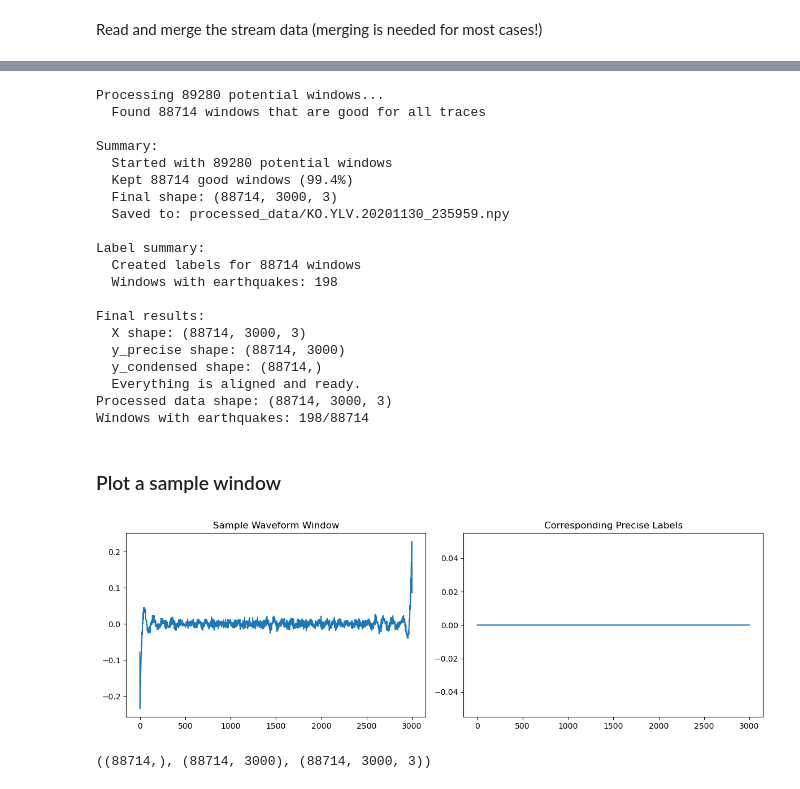
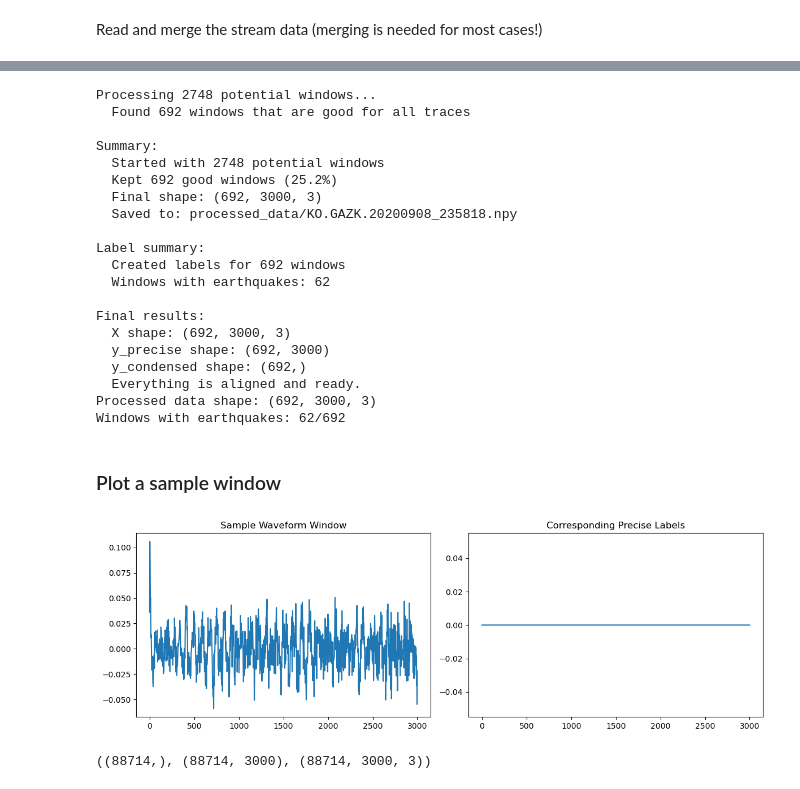
Before and after one commit to egead/rawcovar, a Jupyter notebook: catalog_implementation/X and y Data Creation.ipynb, the cells around one changed output, grey strips where cells are left out. Cells and saved outputs as stored; diff of their text form; code cells hidden in the pictures.

```diff
--- a/catalog_implementation/X and y Data Creation.ipynb
+++ b/catalog_implementation/X and y Data Creation.ipynb
@@ -14,7 +14,7 @@ from mseed2npy import integrate_preprocessing_and_labeling
 # %% [markdown]
 Read and merge the stream data (merging is needed for most cases!)
 # %%
-stream = read('/home/ege/rawcovar_data/DEC2020/mseeds/ARMT.mseed')
+stream = read('/home/ege/rawcovar_data/raw_mseeds/gazk.mseed')
 stream.merge()
 # %% [output]
 3 Trace(s) in Stream:
@@ -26,42 +26,42 @@ X_data, y_precise, y_condensed = integrate_preprocessing_and_labeling(stream, 's
 print(f"Processed data shape: {X_data.shape}")
 print(f"Windows with earthquakes: {y_condensed.sum()}/{len(y_condensed)}")
 # %% [output]
-Processing 89280 potential windows...
-  Found 88714 windows that are good for all traces
+Processing 2748 potential windows...
+  Found 692 windows that are good for all traces
 
 Summary:
-  Started with 89280 potential windows
-  Kept 88714 good windows (99.4%)
-  Final shape: (88714, 3000, 3)
-  Saved to: processed_data/KO.YLV.20201130_235959.npy
+  Started with 2748 potential windows
+  Kept 692 good windows (25.2%)
+  Final shape: (692, 3000, 3)
+  Saved to: processed_data/KO.GAZK.20200908_235818.npy
 
 Label summary:
-  Created labels for 88714 windows
-  Windows with earthquakes: 198
+  Created labels for 692 windows
+  Windows with earthquakes: 62
 
 Final results:
-  X shape: (88714, 3000, 3)
-  y_precise shape: (88714, 3000)
-  y_condensed shape: (88714,)
+  X shape: (692, 3000, 3)
+  y_precise shape: (692, 3000)
+  y_condensed shape: (692,)
   Everything is aligned and ready.
-Processed data shape: (88714, 3000, 3)
-Windows with earthquakes: 198/88714
+Processed data shape: (692, 3000, 3)
+Windows with earthquakes: 62/692
 # %% [markdown]
 ### Plot a sample window
 # %%
 import matplotlib.pyplot as plt
 
 plt.figure(figsize=(12, 4))
 plt.subplot(121)
 plt.title("Sample Waveform Window")
-plt.plot(X_data[31, :, 0])  # First window, first channel
+plt.plot(X_data[222, :, 0])  # First window, first channel
 plt.subplot(122)
 plt.title("Corresponding Precise Labels")
 plt.plot(y_precise[0])
 plt.tight_layout()
 plt.show()
 # %% [output]
-[figure, old version]
+[figure, new version]
 # %%
 y_condensed.shape, y_precise.shape, X_data.shape
 # %% [output]
```
Also changed, not shown: parts of 1 cell of this notebook, 1 other file.
